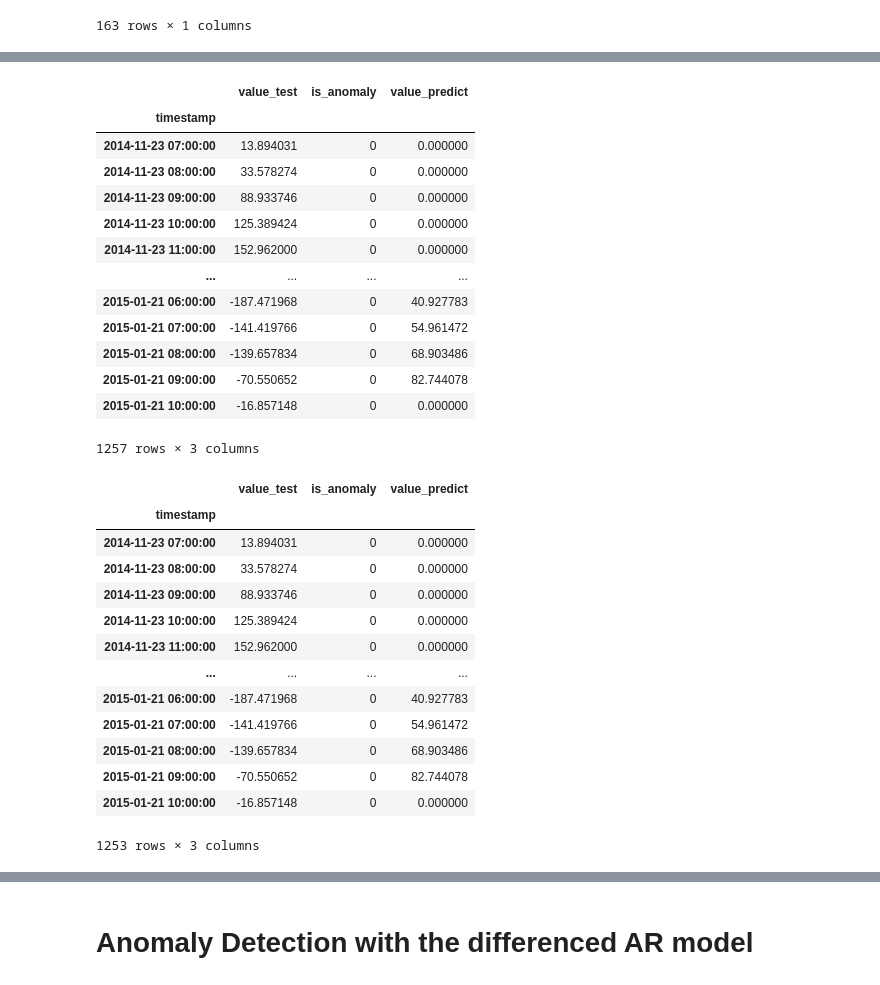
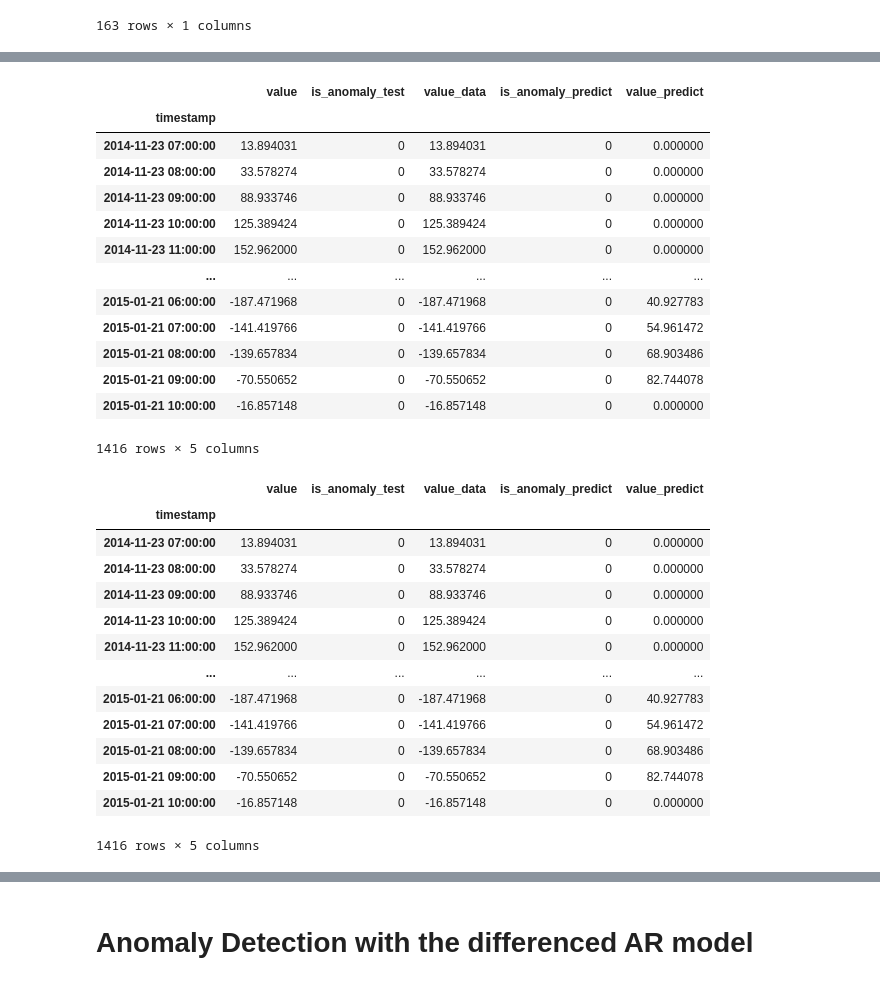
Before and after one commit to mehrotrasan16/time-series-anomaly-detection-methods, a Jupyter notebook: code/AutoRegression Models for Time Series prediction Ref 68.ipynb, the cells around one changed output, grey strips where cells are left out. Cells and saved outputs as stored; diff of their text form; code cells hidden in the pictures.

```diff
--- a/code/AutoRegression Models for Time Series prediction Ref 68.ipynb
+++ b/code/AutoRegression Models for Time Series prediction Ref 68.ipynb
@@ -416,2 +439,11 @@ plt.gcf().autofmt_xdate()
 # %%
 predictdf = pd.concat([series['timestamp'][:len(series)-1],predictions], axis=1)
+
+predictdf.rename(columns={0:'value'},inplace=True)
+
+predictdf['value'] = predictdf['value'].shift(-2)
+
+predictdf = predictdf.dropna()
+predictdf
+
+predictdf = predictdf.set_index('timestamp')
@@ -791,5 +789,6 @@ outliers
 # %%
-not_outliers = predictdf[predictdf['value'] < threshold]
+outliers = matrix[matrix.value_data > matrix.value_predict + threshold]
+not_outliers = matrix[matrix.value_data <= matrix.value_predict + threshold]
 #not_outliers.append(predictdf[predictdf['value'] > -1*(threshold)])
 not_outliers
 # %% [output]
@@ -855,6 +853,6 @@ outliers.set_index('timestamp')
 | 2014-12-26 03:00:00 | 1203.395233 |
 163 rows × 1 columns
 # %%
-checkingmatrix = series.set_index('timestamp').join(outliers.set_index('timestamp'),on='timestamp',how='inner',lsuffix='_test',rsuffix='_predict')
+checkingmatrix = series.set_index('timestamp').join(outliers,on='timestamp',how='inner',lsuffix='_test',rsuffix='_predict')
 checkingmatrix
 # %% [output]
@@ -899,37 +881,37 @@ falsepostives
 # %%
-checkingmatrix2 =series.set_index('timestamp').join(not_outliers.set_index('timestamp'),on='timestamp',how='inner',lsuffix='_test',rsuffix='_predict')
+checkingmatrix2 =series.set_index('timestamp').join(not_outliers,on='timestamp',how='inner',lsuffix='_test',rsuffix='_predict')
 checkingmatrix2
 # %% [output]
-|  | value_test | is_anomaly | value_predict |
-| timestamp |  |  |  |
-| 2014-11-23 07:00:00 | 13.894031 | 0 | 0.000000 |
-| 2014-11-23 08:00:00 | 33.578274 | 0 | 0.000000 |
-| 2014-11-23 09:00:00 | 88.933746 | 0 | 0.000000 |
-| 2014-11-23 10:00:00 | 125.389424 | 0 | 0.000000 |
-| 2014-11-23 11:00:00 | 152.962000 | 0 | 0.000000 |
-| ... | ... | ... | ... |
-| 2015-01-21 06:00:00 | -187.471968 | 0 | 40.927783 |
-| 2015-01-21 07:00:00 | -141.419766 | 0 | 54.961472 |
-| 2015-01-21 08:00:00 | -139.657834 | 0 | 68.903486 |
-| 2015-01-21 09:00:00 | -70.550652 | 0 | 82.744078 |
-| 2015-01-21 10:00:00 | -16.857148 | 0 | 0.000000 |
+|  | value | is_anomaly_test | value_data | is_anomaly_predict | value_predict |
+| timestamp |  |  |  |  |  |
+| 2014-11-23 07:00:00 | 13.894031 | 0 | 13.894031 | 0 | 0.000000 |
+| 2014-11-23 08:00:00 | 33.578274 | 0 | 33.578274 | 0 | 0.000000 |
+| 2014-11-23 09:00:00 | 88.933746 | 0 | 88.933746 | 0 | 0.000000 |
+| 2014-11-23 10:00:00 | 125.389424 | 0 | 125.389424 | 0 | 0.000000 |
+| 2014-11-23 11:00:00 | 152.962000 | 0 | 152.962000 | 0 | 0.000000 |
+| ... | ... | ... | ... | ... | ... |
+| 2015-01-21 06:00:00 | -187.471968 | 0 | -187.471968 | 0 | 40.927783 |
+| 2015-01-21 07:00:00 | -141.419766 | 0 | -141.419766 | 0 | 54.961472 |
+| 2015-01-21 08:00:00 | -139.657834 | 0 | -139.657834 | 0 | 68.903486 |
+| 2015-01-21 09:00:00 | -70.550652 | 0 | -70.550652 | 0 | 82.744078 |
+| 2015-01-21 10:00:00 | -16.857148 | 0 | -16.857148 | 0 | 0.000000 |
-1257 rows × 3 columns
+1416 rows × 5 columns
 # %%
-truenegatives=checkingmatrix2[checkingmatrix2['is_anomaly'] == 0]
+truenegatives=checkingmatrix2[checkingmatrix2['is_anomaly_test'] == 0]
 truenegatives
 # %% [output]
-|  | value_test | is_anomaly | value_predict |
-| timestamp |  |  |  |
-| 2014-11-23 07:00:00 | 13.894031 | 0 | 0.000000 |
-| 2014-11-23 08:00:00 | 33.578274 | 0 | 0.000000 |
-| 2014-11-23 09:00:00 | 88.933746 | 0 | 0.000000 |
-| 2014-11-23 10:00:00 | 125.389424 | 0 | 0.000000 |
-| 2014-11-23 11:00:00 | 152.962000 | 0 | 0.000000 |
-| ... | ... | ... | ... |
-| 2015-01-21 06:00:00 | -187.471968 | 0 | 40.927783 |
-| 2015-01-21 07:00:00 | -141.419766 | 0 | 54.961472 |
-| 2015-01-21 08:00:00 | -139.657834 | 0 | 68.903486 |
-| 2015-01-21 09:00:00 | -70.550652 | 0 | 82.744078 |
-| 2015-01-21 10:00:00 | -16.857148 | 0 | 0.000000 |
+|  | value | is_anomaly_test | value_data | is_anomaly_predict | value_predict |
+| timestamp |  |  |  |  |  |
+| 2014-11-23 07:00:00 | 13.894031 | 0 | 13.894031 | 0 | 0.000000 |
+| 2014-11-23 08:00:00 | 33.578274 | 0 | 33.578274 | 0 | 0.000000 |
+| 2014-11-23 09:00:00 | 88.933746 | 0 | 88.933746 | 0 | 0.000000 |
+| 2014-11-23 10:00:00 | 125.389424 | 0 | 125.389424 | 0 | 0.000000 |
+| 2014-11-23 11:00:00 | 152.962000 | 0 | 152.962000 | 0 | 0.000000 |
+| ... | ... | ... | ... | ... | ... |
+| 2015-01-21 06:00:00 | -187.471968 | 0 | -187.471968 | 0 | 40.927783 |
+| 2015-01-21 07:00:00 | -141.419766 | 0 | -141.419766 | 0 | 54.961472 |
+| 2015-01-21 08:00:00 | -139.657834 | 0 | -139.657834 | 0 | 68.903486 |
+| 2015-01-21 09:00:00 | -70.550652 | 0 | -70.550652 | 0 | 82.744078 |
+| 2015-01-21 10:00:00 | -16.857148 | 0 | -16.857148 | 0 | 0.000000 |
-1253 rows × 3 columns
+1416 rows × 5 columns
 # %%
```
Also changed, not shown: parts of 37 cells of this notebook, 1 other file.
